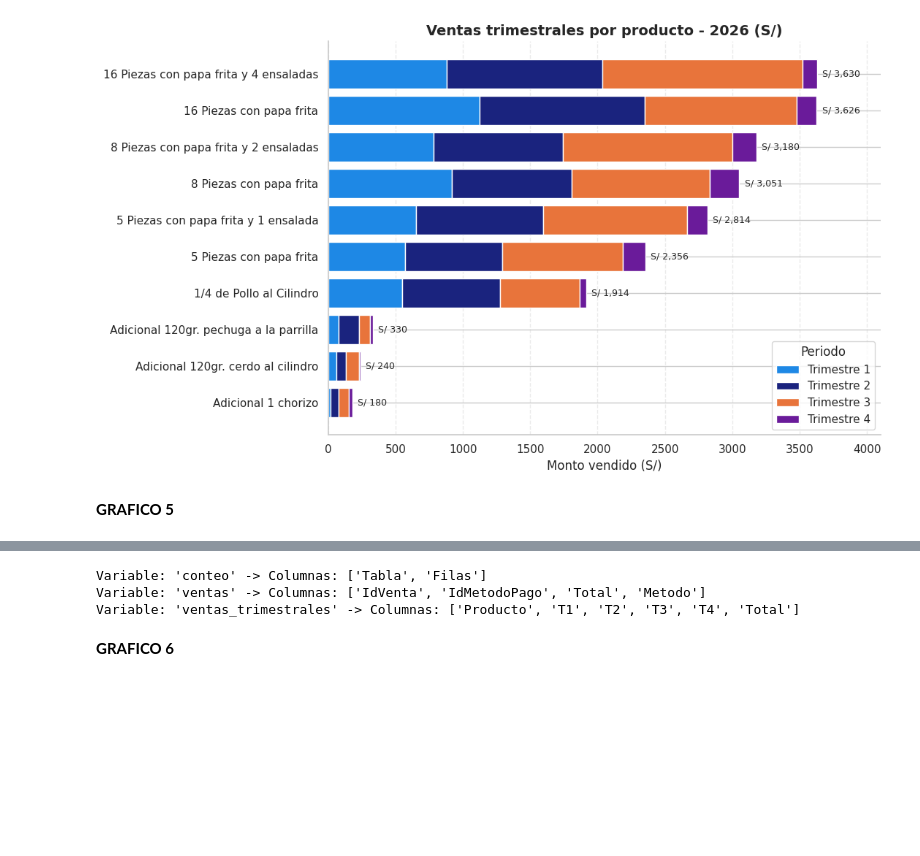
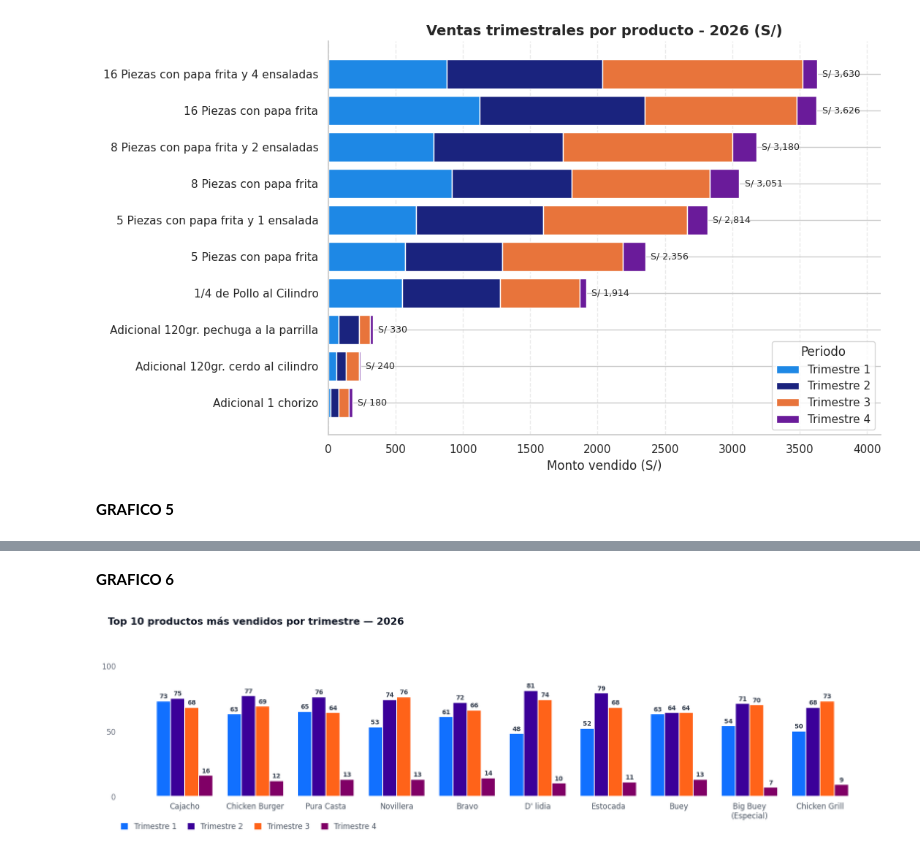
Before and after one commit to MrDarknessBro/BD_-EL-BUEY-GRILL-BAR-S.R.L-, a Jupyter notebook: PySpark_el_buey.ipynb, the cells around one changed output, grey strips where cells are left out. Drawn from its saved outputs; the diff is of its cells as text; code cells hidden in the pictures; blank space fills up the shorter version.

Commit message:
Agrego PySpark_el_buey.ipynb y elimino Untitled5.ipynb

```diff
--- a/Untitled5.ipynb
+++ b/PySpark_el_buey.ipynb
@@ -183,11 +186,70 @@ NameError: name 'df' is not defined
-# %%
-# Muestra los DataFrames activos en tu memoria
-for nombre, obj in list(globals().items()):
-    if isinstance(obj, pd.DataFrame) and not nombre.startswith('_'):
-        print(f"Variable: '{nombre}' -> Columnas: {list(obj.columns)}")
-# %% [output]
-Variable: 'conteo' -> Columnas: ['Tabla', 'Filas']
-Variable: 'ventas' -> Columnas: ['IdVenta', 'IdMetodoPago', 'Total', 'Metodo']
-Variable: 'ventas_trimestrales' -> Columnas: ['Producto', 'T1', 'T2', 'T3', 'T4', 'Total']
 # %% [markdown]
 **GRAFICO 6**
+# %%
+import numpy as np
+
+productos = [
+    'Cajacho', 'Chicken Burger', 'Pura Casta', 'Novillera', 'Bravo',
+    "D' lidia", 'Estocada', 'Buey', 'Big Buey\n(Especial)', 'Chicken Grill'
+]
+
+# Valores exactos de los 4 trimestres para los 10 productos
+t1 = [73, 63, 65, 53, 61, 48, 52, 63, 54, 50]
+t2 = [75, 77, 76, 74, 72, 81, 79, 64, 71, 68]
+t3 = [68, 69, 64, 76, 66, 74, 68, 64, 70, 73]
+t4 = [16, 12, 13, 13, 14, 10, 11, 13, 7, 9]
+
+x = np.arange(len(productos))
+ancho = 0.20
+
+fig, ax = plt.subplots(figsize=(15, 5), dpi=120)
+fig.patch.set_facecolor('#FFFFFF')
+ax.set_facecolor('#FFFFFF')
+
+colores = ['#1170FF', '#3B0099', '#FF6319', '#800066']
+
+b1 = ax.bar(x - 1.5 * ancho, t1, width=ancho, color=colores[0], label='Trimestre 1')
+b2 = ax.bar(x - 0.5 * ancho, t2, width=ancho, color=colores[1], label='Trimestre 2')
+b3 = ax.bar(x + 0.5 * ancho, t3, width=ancho, color=colores[2], label='Trimestre 3')
+b4 = ax.bar(x + 1.5 * ancho, t4, width=ancho, color=colores[3], label='Trimestre 4')
+
+# Mostrar los números encima de los 10 pilares con el mismo estilo de los 2 primeros
+for grupo in [b1, b2, b3, b4]:
+    for barra in grupo:
+        altura = barra.get_height()
+        ax.text(
+            barra.get_x() + barra.get_width() / 2,
+            altura + 1.2,
+            f'{altura}',
+            ha='center', va='bottom', fontsize=8.2, color='#374151', fontweight='bold'
+        )
+
+fig.suptitle(
+    'Top 10 productos más vendidos por trimestre — 2026',
+    x=0.03, y=0.95, ha='left', fontsize=13, fontweight='bold', color='#111827'
+)
+
+for borde in ['top', 'right', 'bottom', 'left']:
+    ax.spines[borde].set_visible(False)
+
+ax.grid(False)
+
+ax.set_xticks(x)
+ax.set_xticklabels(productos, fontsize=10, color='#4B5563')
+ax.set_yticks([0, 50, 100])
+ax.set_yticklabels(['0', '50', '100'], fontsize=10, color='#6B7280')
+ax.set_ylim(0, 105)
+ax.tick_params(axis='both', length=0, pad=8)
+
+leyenda = ax.legend(
+    loc='upper left', bbox_to_anchor=(-0.01, -0.14),
+    ncol=4, frameon=False, handlelength=0.9, handleheight=0.9,
+    columnspacing=1.5, fontsize=10, labelcolor='#4B5563'
+)
+for handle in leyenda.legend_handles:
+    handle.set_linewidth(0)
+
+plt.tight_layout(rect=[0.01, 0.08, 0.99, 0.90])
+plt.show()
+# %% [output]
+[figure, added]
```
Also changed, not shown: parts of 1 cell of this notebook.
